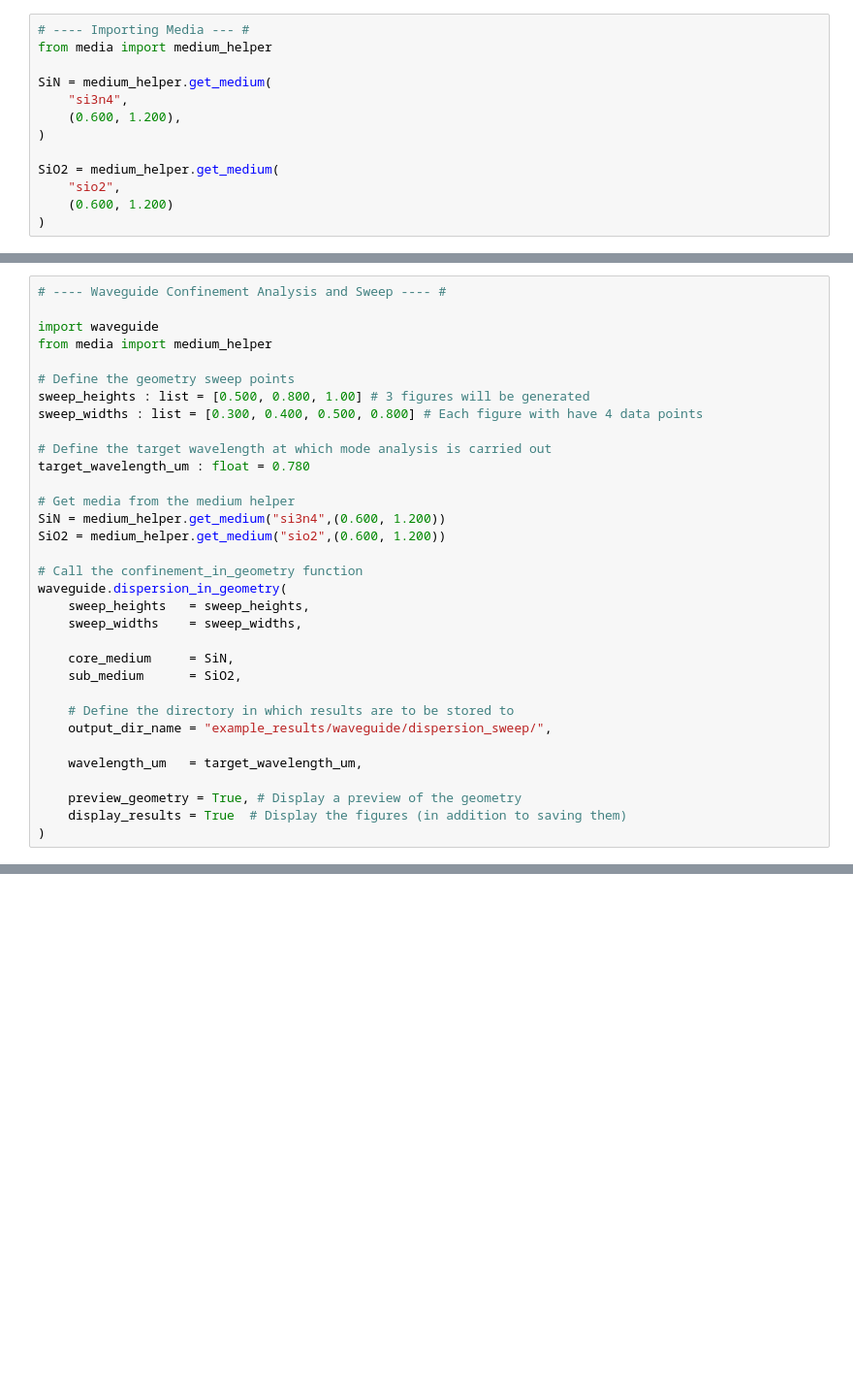
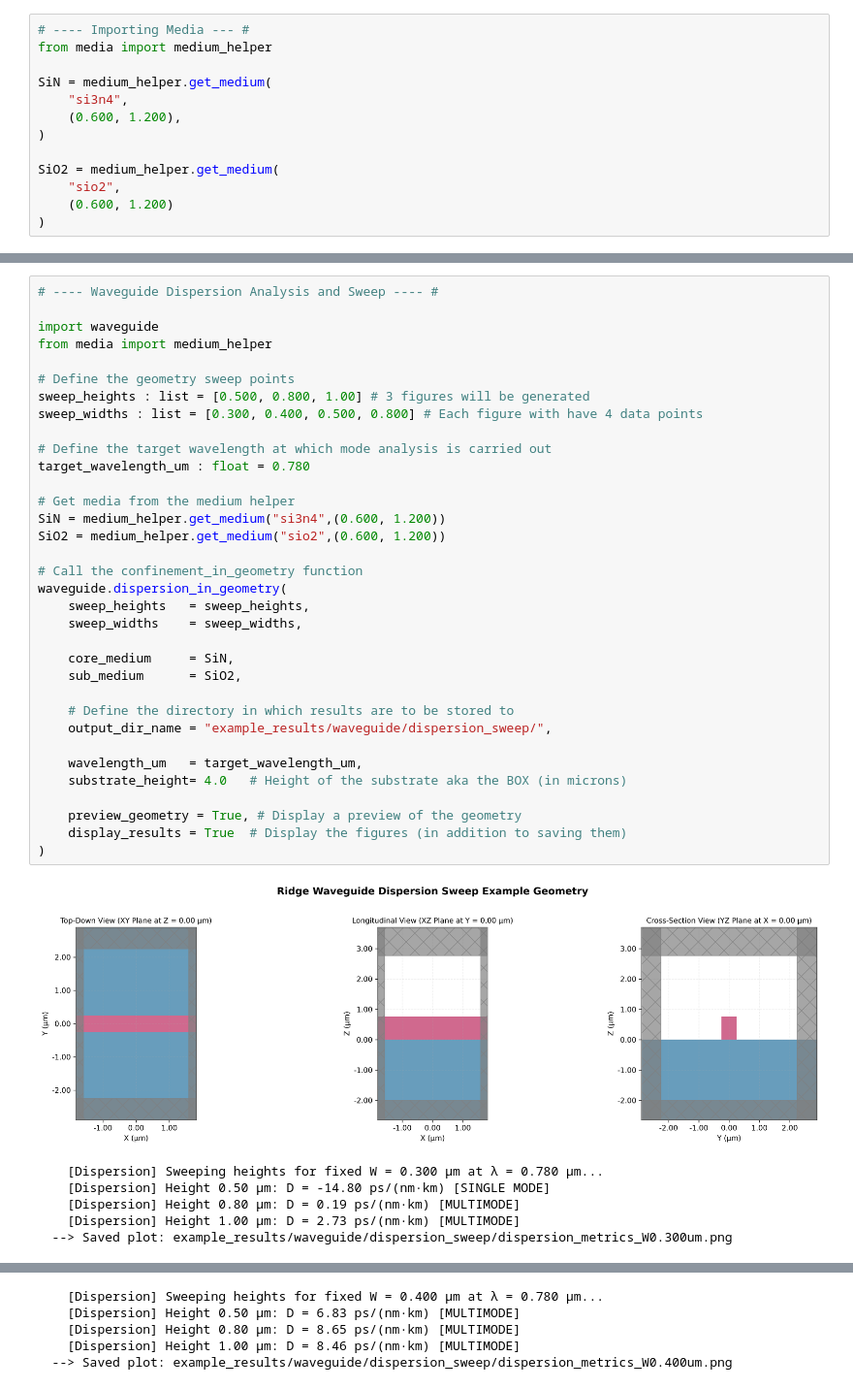
Before and after one commit to loqm/tarang, a Jupyter notebook: example.ipynb, the cells around one changed output, grey strips where cells are left out. Shown at 97% size. Cells and saved outputs as stored; diff of their text form; blank space fills up the shorter version.

```diff
--- a/example.ipynb
+++ b/example.ipynb
@@ -117,33 +169,41 @@ waveguide.confinement_in_geometry(
 # %%
-# ---- Waveguide Confinement Analysis and Sweep ---- #
+# ---- Waveguide Dispersion Analysis and Sweep ---- #
 
 import waveguide
 from media import medium_helper
 
 # Define the geometry sweep points
 sweep_heights : list = [0.500, 0.800, 1.00] # 3 figures will be generated
 sweep_widths : list = [0.300, 0.400, 0.500, 0.800] # Each figure with have 4 data points
 
 # Define the target wavelength at which mode analysis is carried out
 target_wavelength_um : float = 0.780
 
 # Get media from the medium helper
 SiN = medium_helper.get_medium("si3n4",(0.600, 1.200))
 SiO2 = medium_helper.get_medium("sio2",(0.600, 1.200))
 
 # Call the confinement_in_geometry function
 waveguide.dispersion_in_geometry(
     sweep_heights   = sweep_heights,
     sweep_widths    = sweep_widths,
 
     core_medium     = SiN,
     sub_medium      = SiO2,
 
     # Define the directory in which results are to be stored to
     output_dir_name = "example_results/waveguide/dispersion_sweep/",
 
     wavelength_um   = target_wavelength_um,
+    substrate_height= 4.0   # Height of the substrate aka the BOX (in microns)
 
     preview_geometry = True, # Display a preview of the geometry
     display_results = True  # Display the figures (in addition to saving them)
 )
+# %% [output]
+[figure, added]
+    [Dispersion] Sweeping heights for fixed W = 0.300 μm at λ = 0.780 μm...
+    [Dispersion] Height 0.50 μm: D = -14.80 ps/(nm·km) [SINGLE MODE]
+    [Dispersion] Height 0.80 μm: D = 0.19 ps/(nm·km) [MULTIMODE]
+    [Dispersion] Height 1.00 μm: D = 2.73 ps/(nm·km) [MULTIMODE]
+  --> Saved plot: example_results/waveguide/dispersion_sweep/dispersion_metrics_W0.300um.png
@@ -149,0 +211,5 @@ waveguide.dispersion_in_geometry(
+    [Dispersion] Sweeping heights for fixed W = 0.400 μm at λ = 0.780 μm...
+    [Dispersion] Height 0.50 μm: D = 6.83 ps/(nm·km) [MULTIMODE]
+    [Dispersion] Height 0.80 μm: D = 8.65 ps/(nm·km) [MULTIMODE]
+    [Dispersion] Height 1.00 μm: D = 8.46 ps/(nm·km) [MULTIMODE]
+  --> Saved plot: example_results/waveguide/dispersion_sweep/dispersion_metrics_W0.400um.png
```
Also changed, not shown: parts of 4 cells of this notebook, 4 other files.
